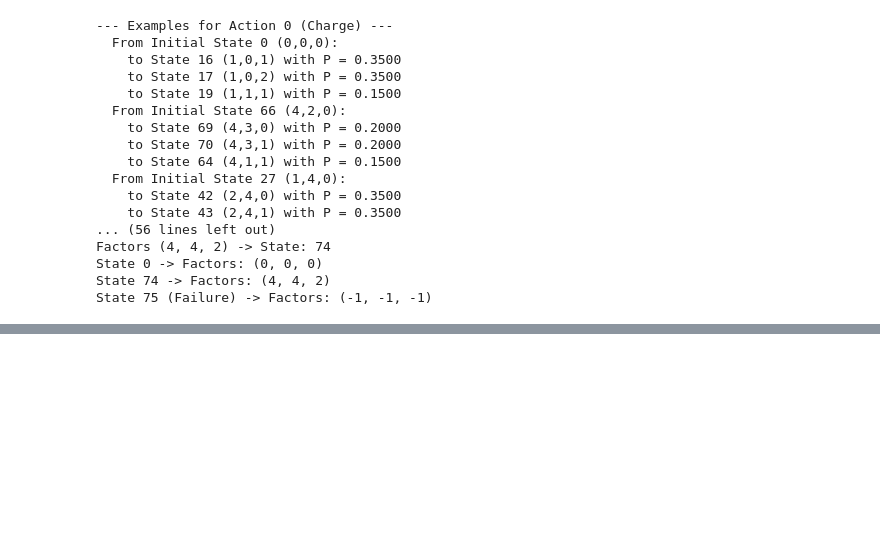
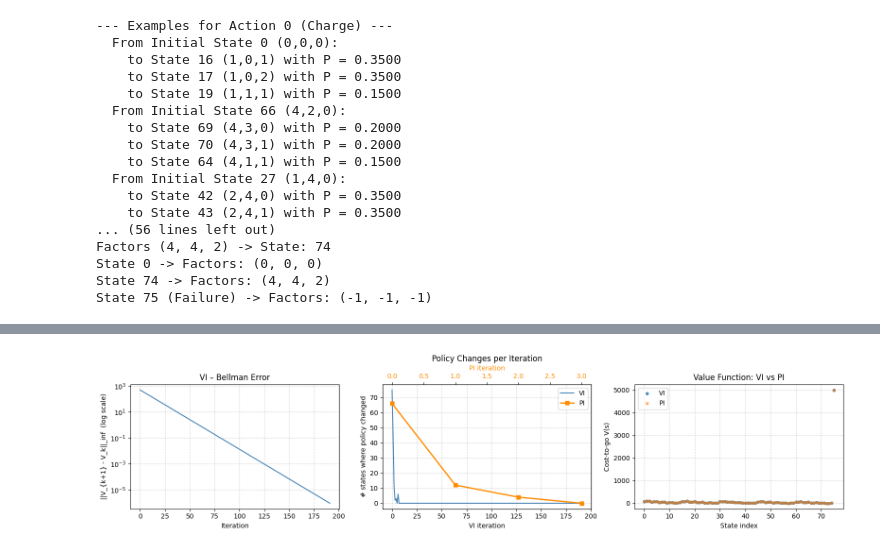
Before and after one commit to FranciscoRedondo29/PADI, a Jupyter notebook: lab2/lab-2.ipynb, the cells around one changed output, grey strips where cells are left out. Saved outputs shown, nothing was run; the diff lists cells and outputs as text; code cells hidden in the pictures; blank space fills up the shorter version.

```diff
--- a/lab2/lab-2.ipynb
+++ b/lab2/lab-2.ipynb
@@ -268,3 +269,5 @@ Factors (4, 4, 2) -> State: 74
 State 0 -> Factors: (0, 0, 0)
 State 74 -> Factors: (4, 4, 2)
 State 75 (Failure) -> Factors: (-1, -1, -1)
+# %%
+GAMMA = 0.9 # Discount Factor
@@ -270,0 +398,72 @@ State 75 (Failure) -> Factors: (-1, -1, -1)
+# %%
+# ── Build cost matrix ─────────────────────────────────────────────────
+C_matrix = create_cost_matrix()
+
+# ── Run algorithms ────────────────────────────────────────────────────
+print("=== Value Iteration ===")
+V_vi, pi_vi, hist_vi = value_iteration(T_complex, C_matrix)
+
+print("\n=== Policy Iteration ===")
+V_pi, pi_pi, hist_pi = policy_iteration(T_complex, C_matrix)
+
+# ── Quantitative comparison ───────────────────────────────────────────
+policy_agree = int(np.sum(pi_vi == pi_pi))
+max_V_diff   = float(np.max(np.abs(V_vi - V_pi)))
+print(f"\nPolicy agreement : {policy_agree}/{NUM_TOTAL_STATES} states "
+      f"({100*policy_agree/NUM_TOTAL_STATES:.1f}%)")
+print(f"Max |V_VI - V_PI|: {max_V_diff:.4e}")
+
+# ── Plots ─────────────────────────────────────────────────────────────
+fig, axes = plt.subplots(1, 3, figsize=(16, 4))
+
+# 1. Bellman error (VI)
+axes[0].semilogy(hist_vi['bellman_errors'], color='steelblue')
+axes[0].set_xlabel('Iteration')
+axes[0].set_ylabel('||V_{k+1} - V_k||_inf  (log scale)')
+axes[0].set_title('VI – Bellman Error')
+axes[0].grid(True, which='both', ls='--', alpha=0.5)
+
+# 2. Policy changes per iteration
+axes[1].plot(hist_vi['policy_changes'], color='steelblue', lw=1.5, label='VI')
+axes[1].set_xlabel('VI iteration')
+axes[1].set_ylabel('# states where policy changed')
+axes[1].set_title('Policy Changes per Iteration')
+axes[1].grid(True, ls='--', alpha=0.5)
+
+ax_pi = axes[1].twiny()
+ax_pi.plot(hist_pi['policy_changes'], color='darkorange', lw=2,
+           marker='s', ms=6, label='PI')
+ax_pi.set_xlabel('PI iteration', color='darkorange')
+ax_pi.tick_params(axis='x', labelcolor='darkorange')
+
+lines_vi, labels_vi = axes[1].get_legend_handles_labels()
+lines_pi, labels_pi = ax_pi.get_legend_handles_labels()
+axes[1].legend(lines_vi + lines_pi, labels_vi + labels_pi, loc='upper right')
+
+# 3. Value function comparison
+axes[2].scatter(range(NUM_TOTAL_STATES), V_vi, s=15, alpha=0.8,
+                label='VI', zorder=3)
+axes[2].scatter(range(NUM_TOTAL_STATES), V_pi, s=15, alpha=0.8,
+                marker='x', label='PI', zorder=3)
+axes[2].set_xlabel('State index')
+axes[2].set_ylabel('Cost-to-go V(s)')
+axes[2].set_title('Value Function: VI vs PI')
+axes[2].legend()
+axes[2].grid(True, ls='--', alpha=0.5)
+
+plt.tight_layout()
+plt.show()
+
+# ── Sample policy display ─────────────────────────────────────────────
+action_names = {AC: 'AC (Charge)', AS: 'AS (Solar)', AE: 'AE (Export)'}
+print("\n─── Sample optimal policy (VI) ───")
+header = f"{'State (b,w,c)':<18} {'V_VI':>10}  {'Action'}"
+print(header)
+print("─" * len(header))
+sample = [(0,0,0), (0,4,0), (1,0,2), (2,2,1), (3,3,0), (4,4,0), (4,0,2)]
+for b, w, c in sample:
+    s = factors_to_state(b, w, c)
+    print(f"  ({b},{w},{c}){'':<11} {V_vi[s]:>10.2f}  {action_names[pi_vi[s]]}")
+failure_s = NUM_TOTAL_STATES - 1
+print(f"  Failure (75)       {V_vi[failure_s]:>10.2f}  {action_names[pi_vi[failure_s]]}")
+# %% [output]
@@ -270,0 +478 @@ State 75 (Failure) -> Factors: (-1, -1, -1)
+[figure, added]
```
Also changed, not shown: parts of 4 cells of this notebook.
